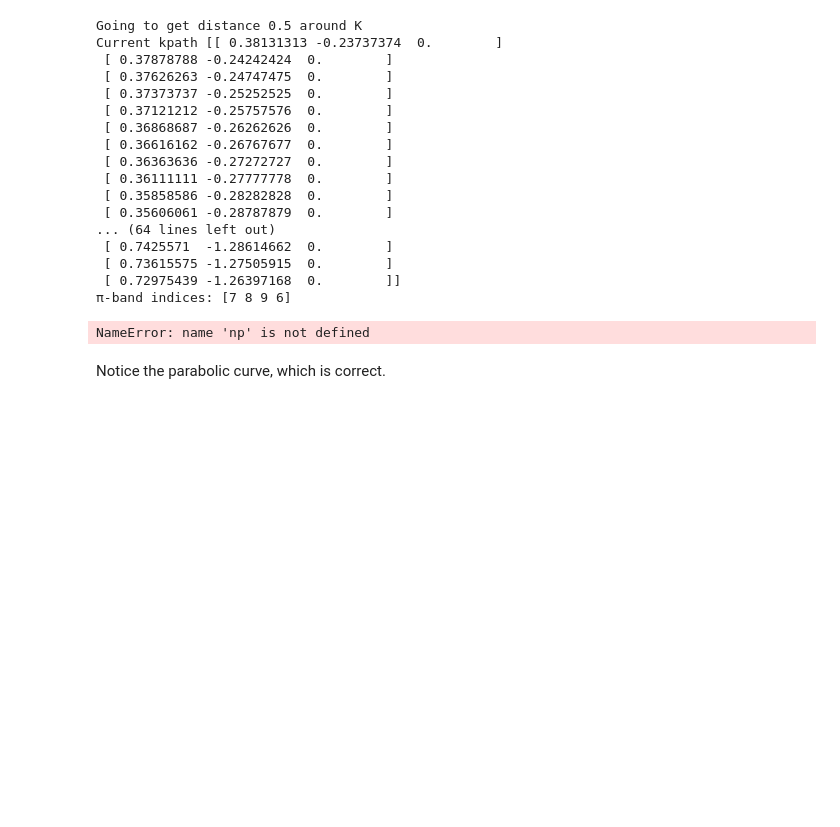
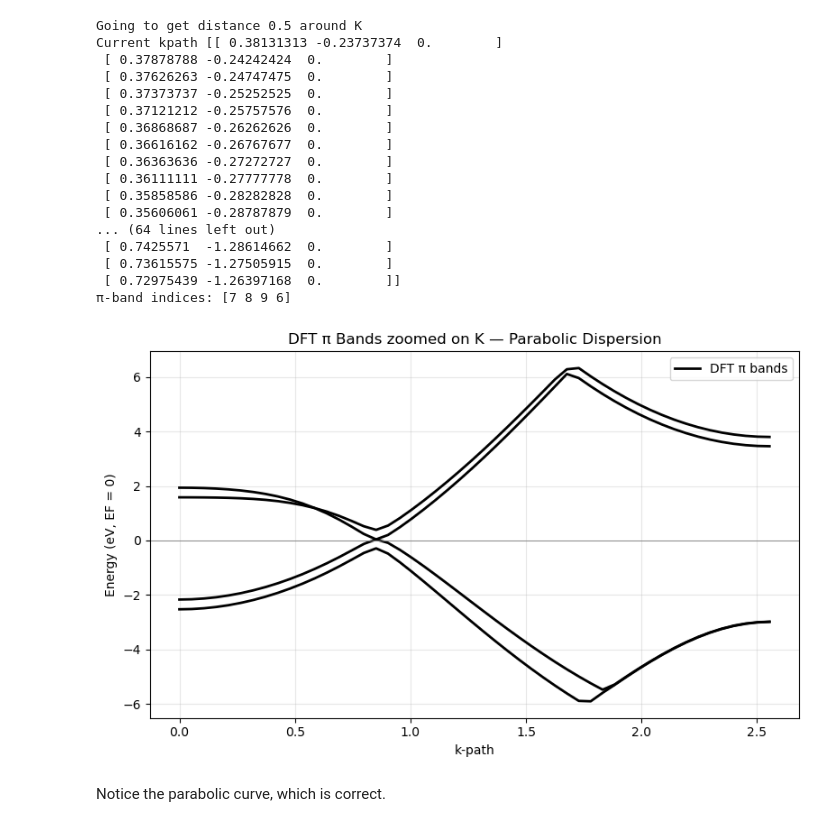
Before and after one commit to NexganGH/DFT_QMB, a Jupyter notebook: 2_graphene_bilayers/scripts/tight_binding/scripts/full_workflow.ipynb, the cells around one changed output. Cells and saved outputs as stored; diff of their text form; code cells hidden in the pictures; blank space fills up the shorter version.

```diff
--- a/2_graphene_bilayers/scripts/tight_binding/scripts/full_workflow.ipynb
+++ b/2_graphene_bilayers/scripts/tight_binding/scripts/full_workflow.ipynb
@@ -193,31 +193,33 @@ Current kpath [[ 0.38131313 -0.23737374  0.        ]
  [ 0.72975439 -1.26397168  0.        ]]
 π-band indices: [7 8 9 6]
 # %%
+from bandplot import plot_bands
+
+# Load the zoomed bands
 kpts_zoom, band_energies_zoom, band_indices_zoom, EF_zoom = load_pi_dft_bands()
 
-dk = np.sqrt(np.sum(np.diff(kpts_zoom, axis=0)**2, axis=1))
-x = np.concatenate([[0], np.cumsum(dk)])
-
-plt.figure(figsize=(8,5))
-
+# Number of π bands in zoom region
 nb = band_energies_zoom.shape[1]
 
-# DFT π bands
-for i in range(nb):
-    plt.plot(x, band_energies_zoom[:, i], 'k-', lw=2, label="DFT π bands" if i==0 else "")
+# Build dataset dictionary
+bands = {
+    "DFT π bands": {
+        "E": band_energies_zoom,   # shape (Nk, nb)
+        "color": "k",
+        "ls": "-",
+        "lw": 2,
+    }
+}
 
-# TB π bands
-
-plt.axhline(0, color='gray', lw=0.5)
-plt.xlabel("k-path")
-plt.ylabel("Energy (eV, EF=0)")
-plt.title("DFT π Bands zoomed on K - Parabolic")
-plt.legend()
-plt.grid(True)
-plt.tight_layout()
-plt.show()
+# Plot
+plot_bands(
+    kpts_zoom,
+    bands,
+    title="DFT π Bands zoomed on K — Parabolic Dispersion",
+    ylabel="Energy (eV, EF = 0)"
+)
 # %% [output]
-NameError: name 'np' is not defined
+[figure, added]
 # %% [markdown]
 Notice the parabolic curve, which is correct.
 # %% [markdown]
```
Also changed, not shown: parts of 17 cells of this notebook, 7 other files.
